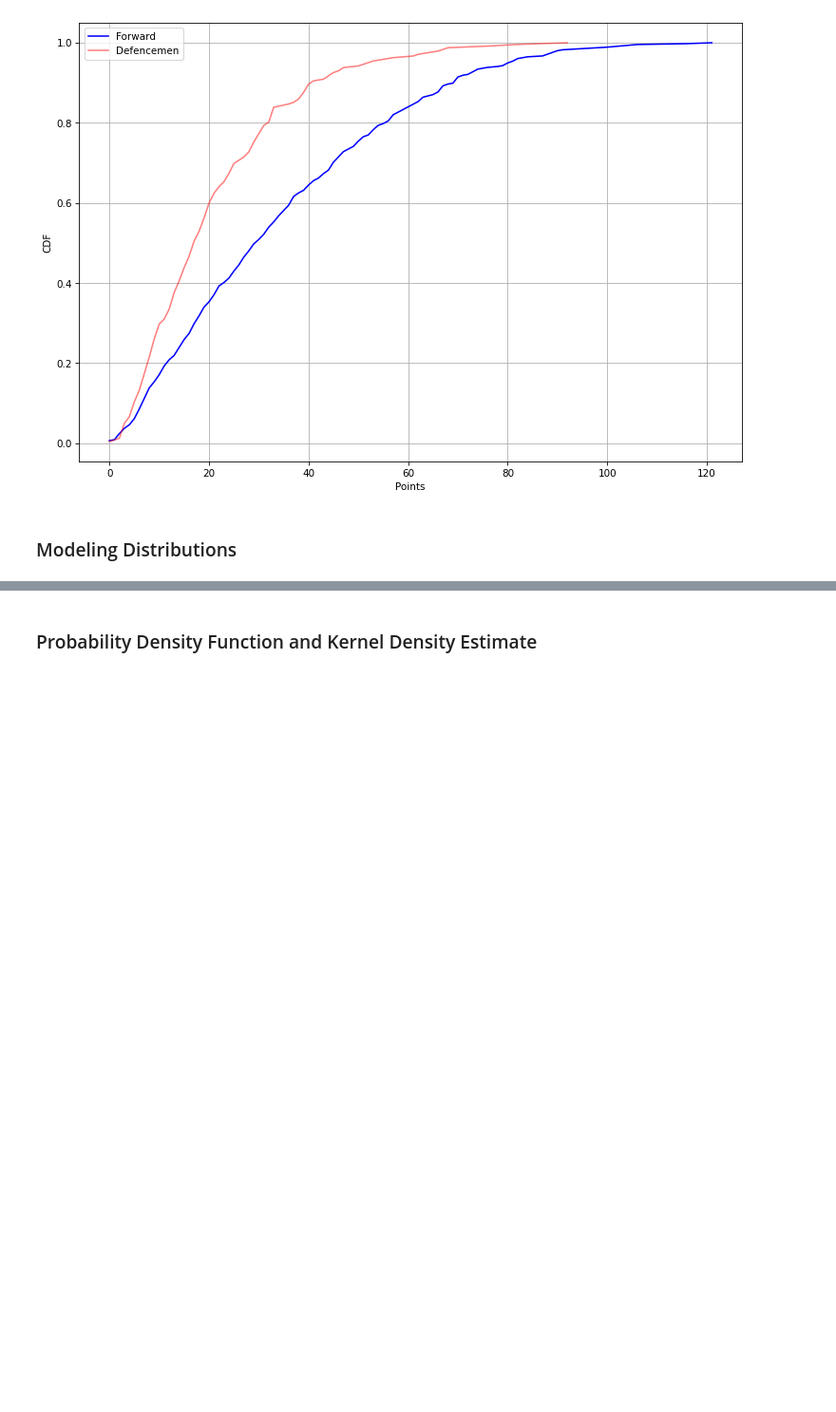
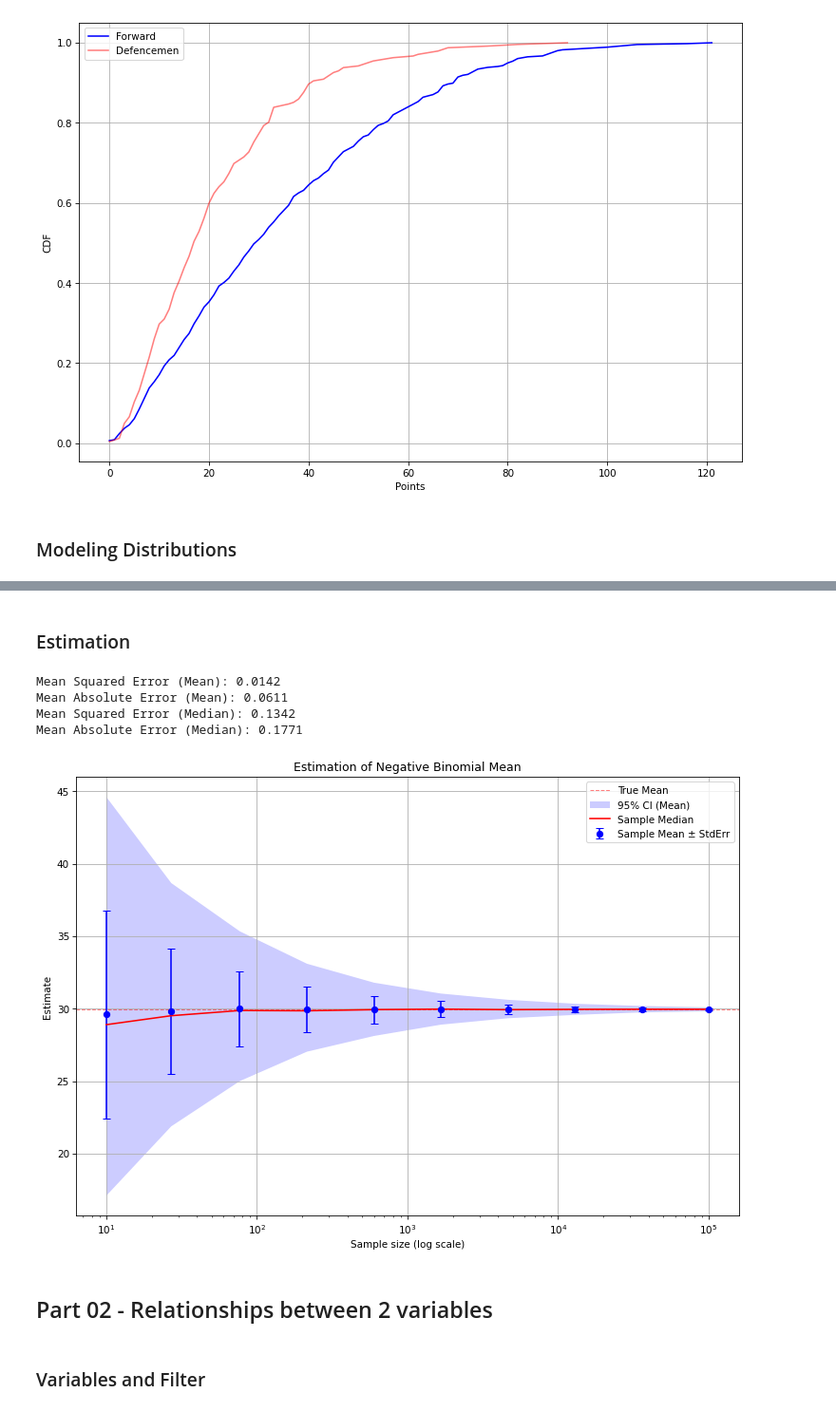
Before and after one commit to thedanicode24/moneypuck-data, a Jupyter notebook: skaters/points.ipynb, the cells around one changed output, grey strips where cells are left out. Shown at 95% size. Cells and saved outputs as stored; diff of their text form; code cells hidden in the pictures; blank space fills up the shorter version.

Commit message:
updated bootstrap regression with grid; updated notebook about points with negative binomial distribution and correlations

```diff
--- a/skaters/points.ipynb
+++ b/skaters/points.ipynb
@@ -165,9 +169,5 @@ da.plot_two_cdfs(vals1, vals2, name1="Forward", name2="Defencemen", xlabel="Poin
 # %%
 top_score = int(df_points[feature].max())
 
-negative_binomial_utils.plot_negative_binomial(
-    df_points,
-    feature,
-    range(top_score+1),
-    xlabel="Points")
+mean, var, r = ddm.plot_empirical_vs_nb_model(df_points, feature, range(top_score+1), xlabel="Points")
 # %% [output]
@@ -177,3 +174,15 @@ negative_binomial_utils.plot_negative_binomial(
 [figure]
-# %% [markdown]
-### Probability Density Function and Kernel Density Estimate
+# %% [markdown]
+### Estimation
+# %%
+ddm.simulate_mean_estimation_nb(mean, r)
+# %% [output]
+Mean Squared Error (Mean): 0.0142
+Mean Absolute Error (Mean): 0.0611
+Mean Squared Error (Median): 0.1342
+Mean Absolute Error (Median): 0.1771
+[figure, added]
+# %% [markdown]
+## Part 02 - Relationships between 2 variables
+# %% [markdown]
+### Variables and Filter
```
Also changed, not shown: parts of 18 cells of this notebook, 2 other files.
